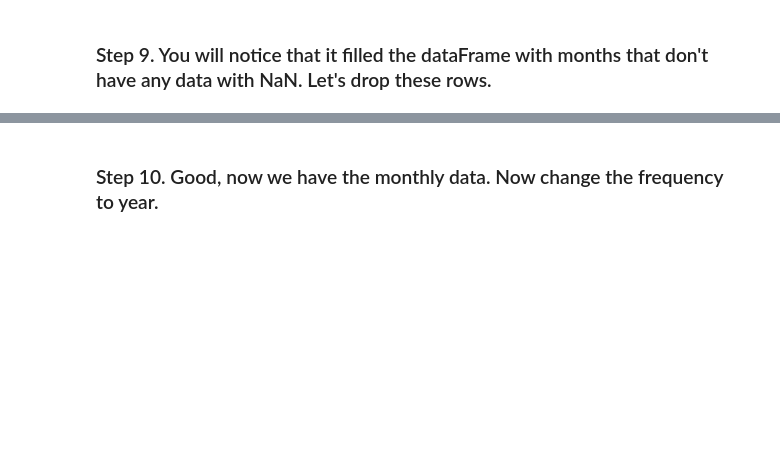
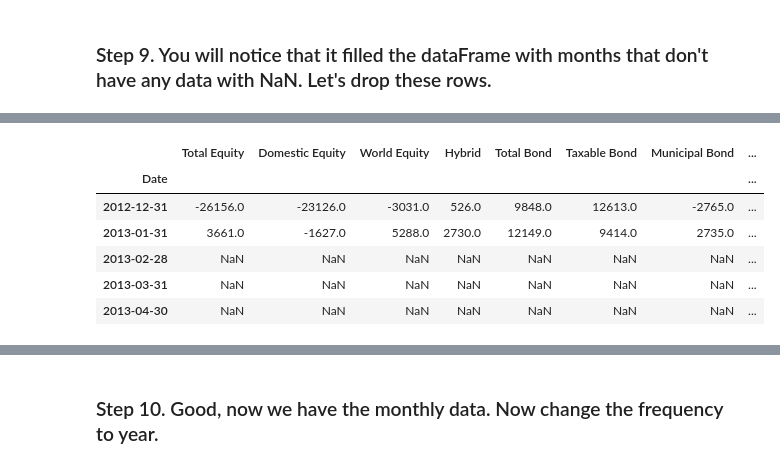
Before and after one commit to andy-j-block/pandas_exercises, a Jupyter notebook: 09_Time_Series/Investor_Flow_of_Funds_US/Exercises.ipynb, the cells around one changed output, grey strips where cells are left out. Drawn from its saved outputs; the diff is of its cells as text; code cells hidden in the pictures; blank space fills up the shorter version.

```diff
--- a/09_Time_Series/Investor_Flow_of_Funds_US/Exercises.ipynb
+++ b/09_Time_Series/Investor_Flow_of_Funds_US/Exercises.ipynb
@@ -65,0 +131,11 @@ dtype('<M8[ns]')
+# %%
+monthly.replace({0:np.nan},inplace=True)
+monthly.head()
+# %% [output]
+|  | Total Equity | Domestic Equity | World Equity | Hybrid | Total Bond | Taxable Bond | Municipal Bond | ... |
+| Date |  |  |  |  |  |  |  | ... |
+| 2012-12-31 | -26156.0 | -23126.0 | -3031.0 | 526.0 | 9848.0 | 12613.0 | -2765.0 | ... |
+| 2013-01-31 | 3661.0 | -1627.0 | 5288.0 | 2730.0 | 12149.0 | 9414.0 | 2735.0 | ... |
+| 2013-02-28 | NaN | NaN | NaN | NaN | NaN | NaN | NaN | ... |
+| 2013-03-31 | NaN | NaN | NaN | NaN | NaN | NaN | NaN | ... |
+| 2013-04-30 | NaN | NaN | NaN | NaN | NaN | NaN | NaN | ... |
```
Also changed, not shown: parts of 9 cells of this notebook, 1 other file.
